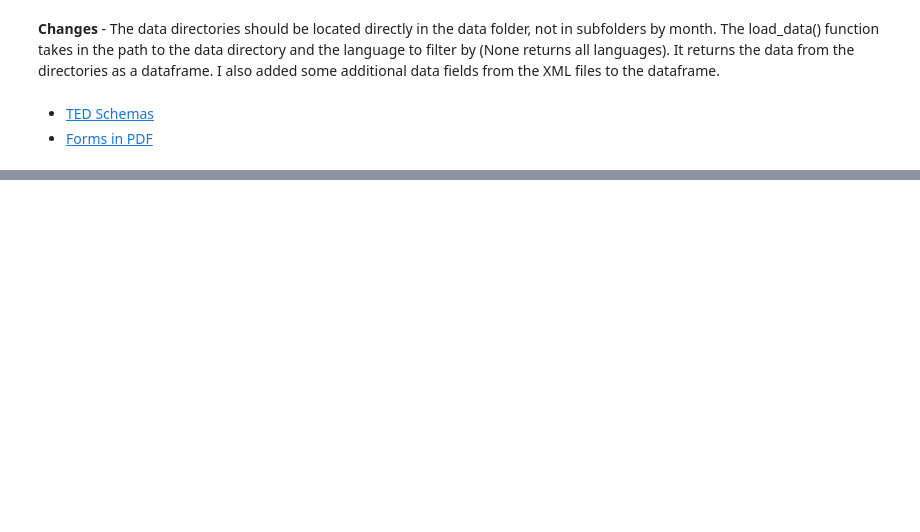
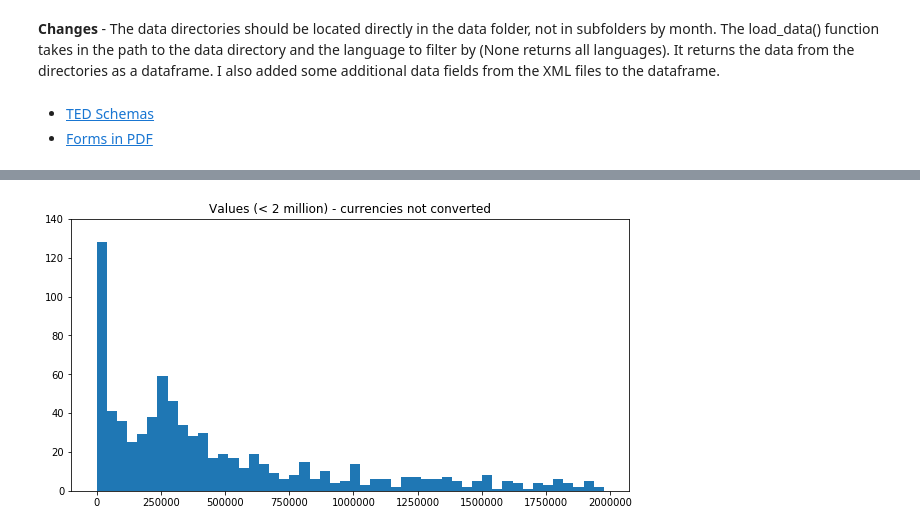
Before and after one commit to nfreundlich/CS498-CCA-CourseProject, a Jupyter notebook: notebooks/ted_eda.ipynb, the cells around one changed output, grey strips where cells are left out. Saved outputs shown, nothing was run; the diff lists cells and outputs as text; code cells hidden in the pictures; blank space fills up the shorter version.

```diff
--- a/notebooks/ted_eda.ipynb
+++ b/notebooks/ted_eda.ipynb
@@ -124,0 +142,9 @@ OrderedDict([('@TYPE', 'PROCUREMENT_TOTAL'),
+# %%
+values = df['VALUE'].astype("float")
+plt.figure(figsize=(10,5))
+plt.hist(values[values < 2000000] , bins=50)
+plt.title("Values (< 2 million) - currencies not converted")
+plt.ylim(0, 140)
+plt.show()
+# %% [output]
+[figure, added]
```
Also changed, not shown: parts of 8 cells of this notebook.
